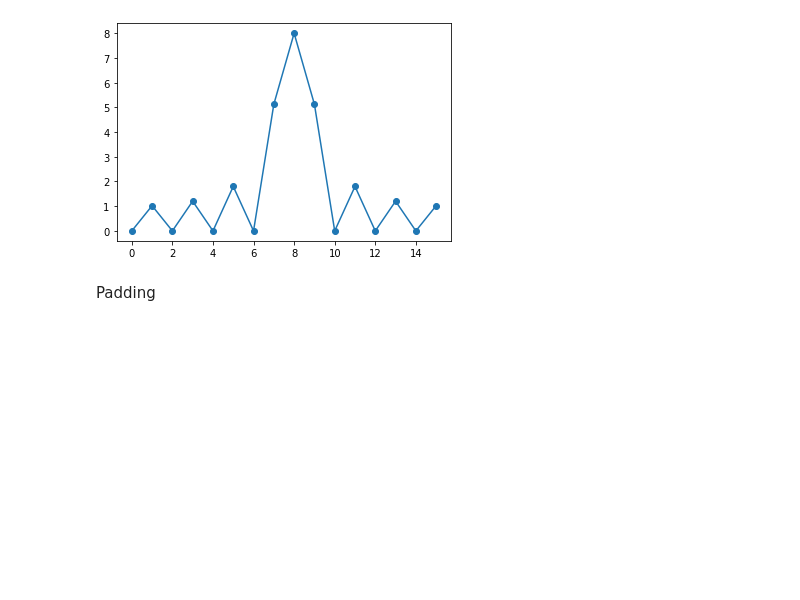
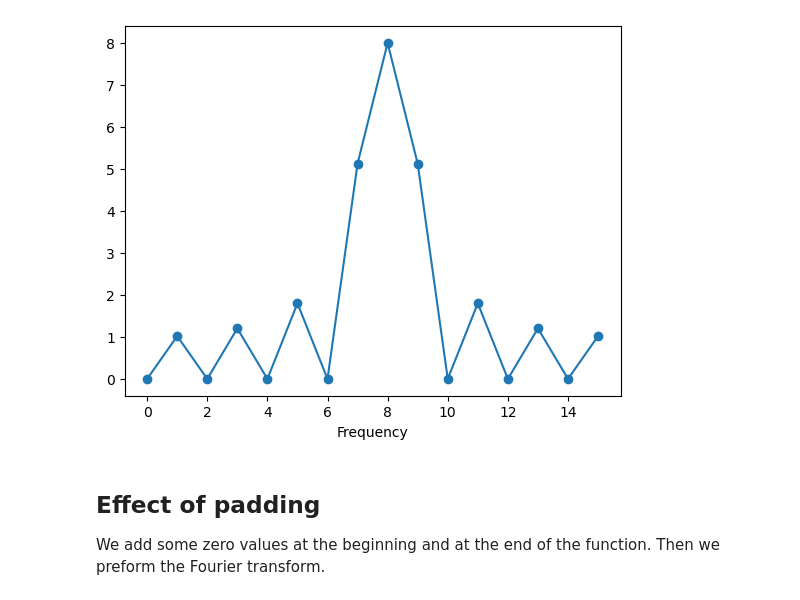
Before and after one commit to bricaud/Imageprocessingcourse_demos, a Jupyter notebook: demoFourier.ipynb, the cells around one changed output. Saved outputs shown, nothing was run; the diff lists cells and outputs as text; code cells hidden in the pictures; blank space fills up the shorter version.

```diff
--- a/demoFourier.ipynb
+++ b/demoFourier.ipynb
@@ -22,11 +31,13 @@ plt.show()
 # %%
 plt.plot(np.fft.fftshift(np.abs(F)),'-o')
 #plt.plot(F)
+plt.xlabel('Frequency')
 plt.show()
 # %% [output]
-[figure, old version]
+[figure, new version]
 # %% [markdown]
-Padding
+## Effect of padding
+We add some zero values at the beginning and at the end of the function. Then we preform the Fourier transform.
 # %%
 padding = 16
 flen = len(f)
```
Also changed, not shown: parts of 10 cells of this notebook.
